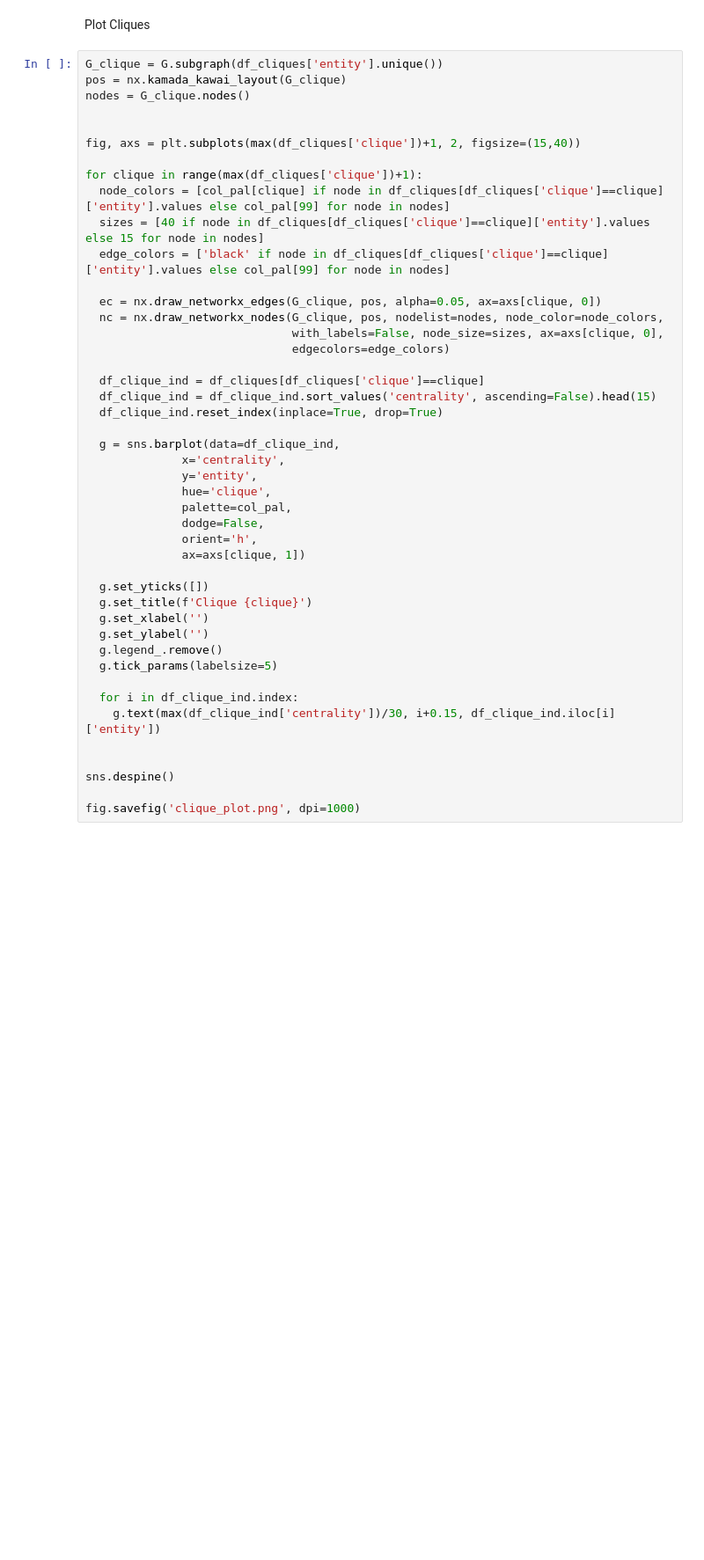
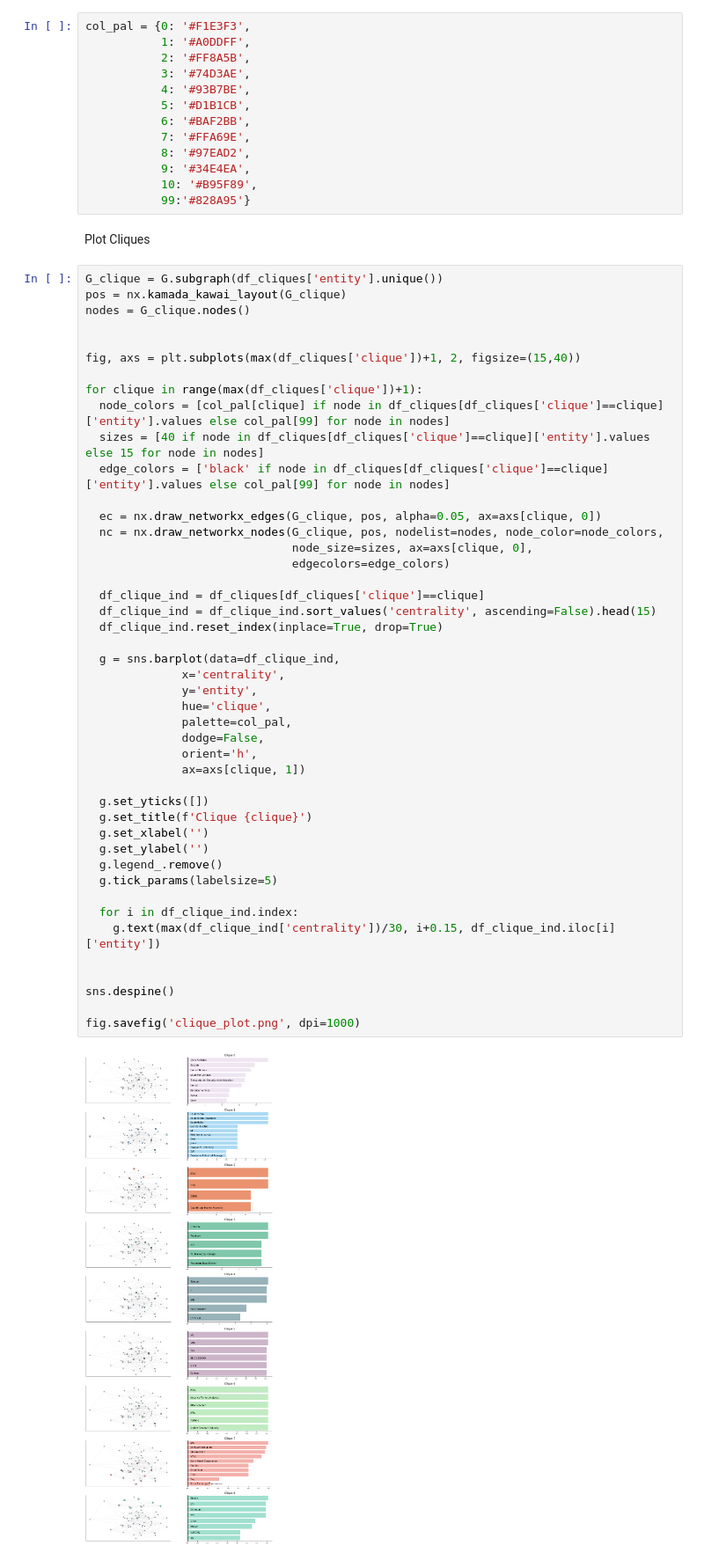
Before and after one commit to jnrkufuor/apollo, a Jupyter notebook: notebooks/Graph.ipynb, the cells around one changed output. Shown: that part at 88% size. Drawn from its saved outputs; the diff is of its cells as text; blank space fills up the shorter version.

```diff
--- a/notebooks/Graph.ipynb
+++ b/notebooks/Graph.ipynb
@@ -194,3 +207,16 @@ df_cliques
+# %%
+col_pal = {0: '#F1E3F3',
+           1: '#A0DDFF',
+           2: '#FF8A5B',
+           3: '#74D3AE',
+           4: '#93B7BE',
+           5: '#D1B1CB',
+           6: '#BAF2BB',
+           7: '#FFA69E',
+           8: '#97EAD2',
+           9: '#34E4EA',
+           10: '#B95F89',
+           99:'#828A95'}
 # %% [markdown]
 Plot Cliques
 # %%
@@ -208,33 +234,35 @@ for clique in range(max(df_cliques['clique'])+1):
 
   ec = nx.draw_networkx_edges(G_clique, pos, alpha=0.05, ax=axs[clique, 0])
   nc = nx.draw_networkx_nodes(G_clique, pos, nodelist=nodes, node_color=node_colors,
-                              with_labels=False, node_size=sizes, ax=axs[clique, 0],
+                              node_size=sizes, ax=axs[clique, 0],
                               edgecolors=edge_colors)
 
   df_clique_ind = df_cliques[df_cliques['clique']==clique]
   df_clique_ind = df_clique_ind.sort_values('centrality', ascending=False).head(15)
   df_clique_ind.reset_index(inplace=True, drop=True)
 
   g = sns.barplot(data=df_clique_ind,
               x='centrality',
               y='entity',
               hue='clique',
               palette=col_pal,
               dodge=False,
               orient='h',
               ax=axs[clique, 1])
 
   g.set_yticks([])
   g.set_title(f'Clique {clique}')
   g.set_xlabel('')
   g.set_ylabel('')
   g.legend_.remove()
   g.tick_params(labelsize=5)
 
   for i in df_clique_ind.index:
     g.text(max(df_clique_ind['centrality'])/30, i+0.15, df_clique_ind.iloc[i]['entity'])
 
 
 sns.despine()
 
 fig.savefig('clique_plot.png', dpi=1000)
+# %% [output]
+[figure, added]
```
Also changed, not shown: parts of 3 cells of this notebook.
